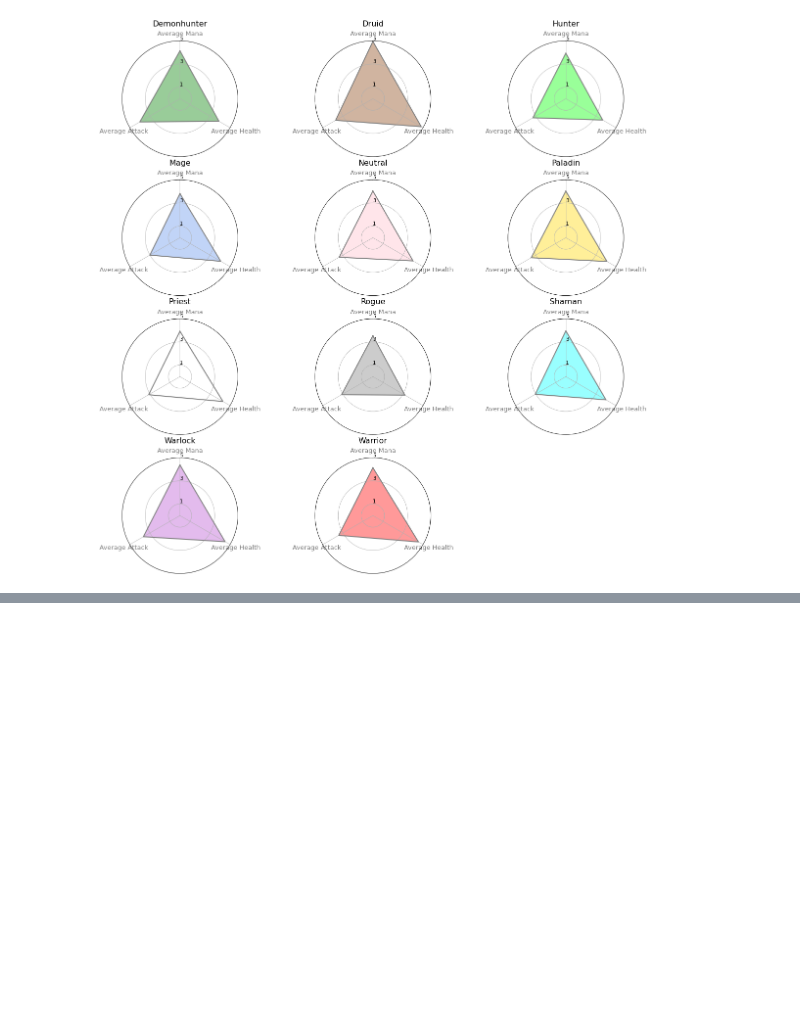
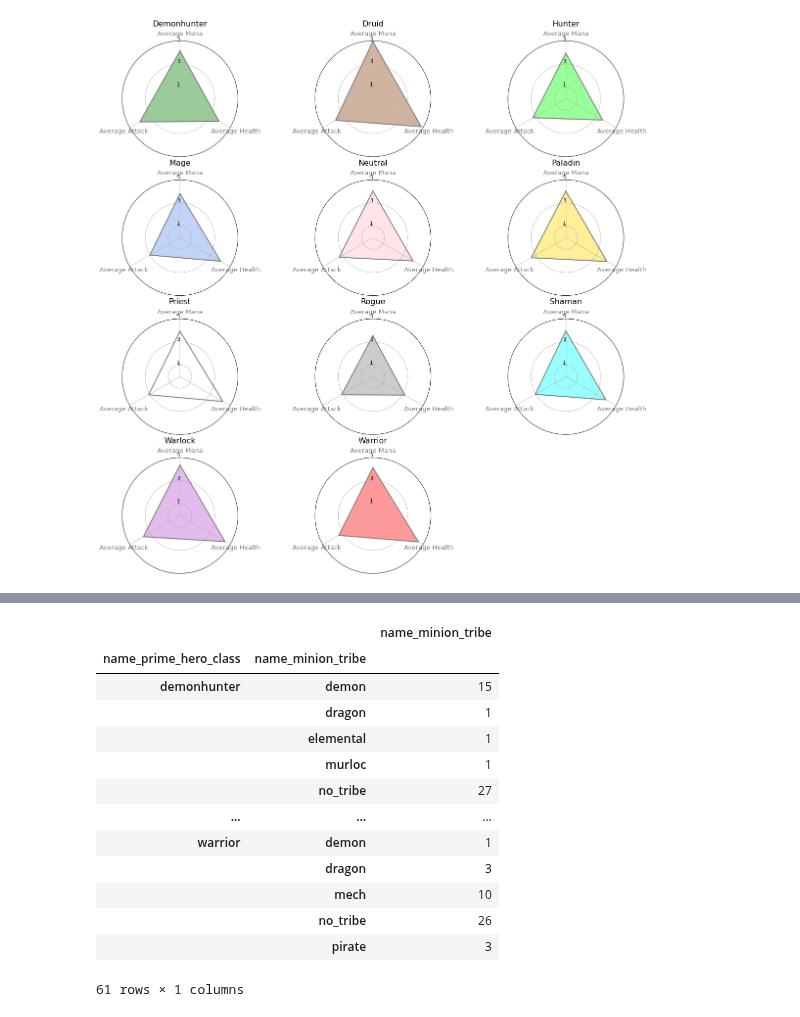
Before and after one commit to SamuelD-Data/hearthstone_project, a Jupyter notebook: hearthstone_project_notebook.ipynb, the cells around one changed output, grey strips where cells are left out. Saved outputs shown, nothing was run; the diff lists cells and outputs as text; code cells hidden in the pictures; blank space fills up the shorter version.

Commit message:
working on creating list of dictionaries for circle packing chart

```diff
--- a/hearthstone_project_notebook.ipynb
+++ b/hearthstone_project_notebook.ipynb
@@ -1062,0 +1064,19 @@ radar_df
+# %%
+circle_data = pd.DataFrame(minions.groupby(['name_prime_hero_class','name_minion_tribe'])['name_minion_tribe'].count())
+
+circle_data
+# %% [output]
+|  |  | name_minion_tribe |
+| name_prime_hero_class | name_minion_tribe |  |
+| demonhunter | demon | 15 |
+|  | dragon | 1 |
+|  | elemental | 1 |
+|  | murloc | 1 |
+|  | no_tribe | 27 |
+| ... | ... | ... |
+| warrior | demon | 1 |
+|  | dragon | 3 |
+|  | mech | 10 |
+|  | no_tribe | 26 |
+|  | pirate | 3 |
+61 rows × 1 columns
```
Also changed, not shown: parts of 7 cells of this notebook.
